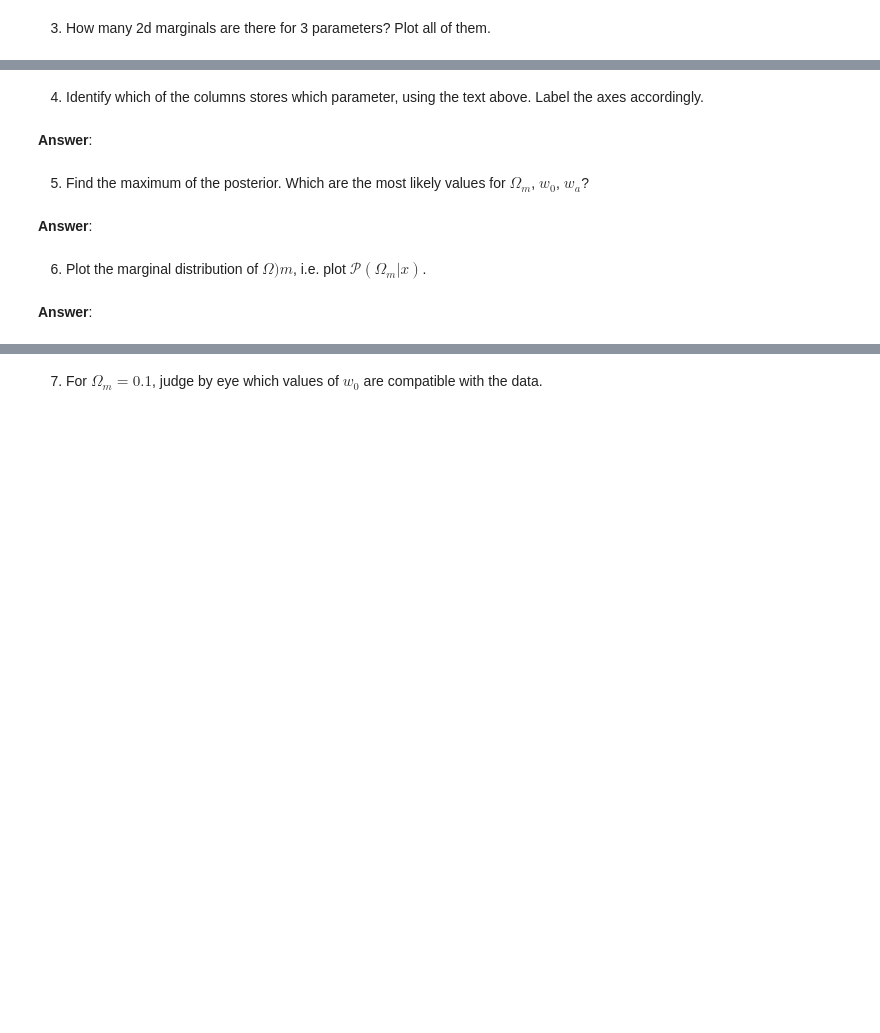
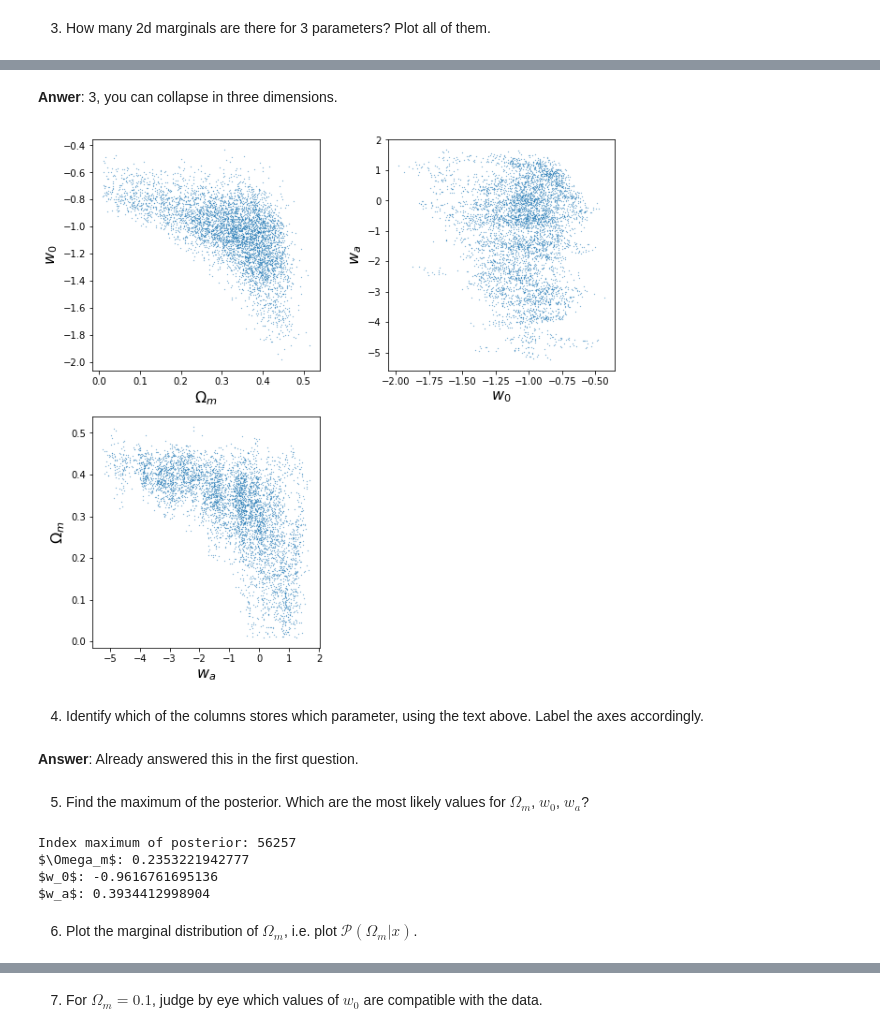
Before and after one commit to AukeB/MAS-2020, a Jupyter notebook: Sampling/Sampling.ipynb, the cells around one changed output, grey strips where cells are left out. Cells and saved outputs as stored; diff of their text form; code cells hidden in the pictures; blank space fills up the shorter version.

```diff
--- a/Sampling/Sampling.ipynb
+++ b/Sampling/Sampling.ipynb
@@ -128,12 +177,48 @@ Sizes: (146882, 4),(147528, 4)
+# %% [markdown]
+**Anwer**: 3, you can collapse in three dimensions.
+# %%
+length = np.linspace(1,len(data_176[:5000,0]),len(data_176[:5000,0]))
+plt.figure(figsize=(10,10))
+
+ax1 = plt.subplot(2,2,1)
+ax1.scatter(data_176[0:5000,0],data_176[0:5000,1],s=0.05)
+ax1.set_xlabel(f'$\Omega_m$',fontsize=16)
+ax1.set_ylabel(f'$w_0$',fontsize=16)
+
+ax2 = plt.subplot(2,2,2)
+ax2.scatter(data_176[0:5000,1],data_176[0:5000,2],s=0.05)
+ax2.set_xlabel(f'$w_0$',fontsize=16)
+ax2.set_ylabel(f'$w_a$',fontsize=16)
+#ax2.set_ylim(-0.0000001,0.0000001)
+
+ax3 = plt.subplot(2,2,3)
+ax3.scatter(data_176[0:5000,2],data_176[0:5000,0],s=0.05)
+ax3.set_xlabel(f'$w_a$',fontsize=16)
+ax3.set_ylabel(f'$\Omega_m$',fontsize=16)
+#ax3.set_xlim(-0.0000001,0.0000001)
+
+plt.subplots_adjust(wspace=0.3,hspace=0.2)
+
+plt.show()
+plt.close()
+# %% [output]
+[figure, added]
 # %% [markdown]
 4. Identify which of the columns stores which parameter, using the text above. Label the axes accordingly.
-# %% [markdown]
-**Answer**:
+# %% [markdown]
+**Answer**: Already answered this in the first question.
 # %% [markdown]
 5. Find the maximum of the posterior. Which are the most likely values for $\Omega_m$, $w_0$, $w_a$?
-# %% [markdown]
-**Answer**:
+# %%
+most_likely = np.argmax(data_176[:,3])
+print(f'Index maximum of posterior: {most_likely}')
+print(f'$\Omega_m$: {data_176[most_likely][0]}')
+print(f'$w_0$: {data_176[most_likely][1]}')
+print(f'$w_a$: {data_176[most_likely][2]}')
+# %% [output]
+Index maximum of posterior: 56257
+$\Omega_m$: 0.2353221942777
+$w_0$: -0.9616761695136
+$w_a$: 0.3934412998904
 # %% [markdown]
-6. Plot the marginal distribution of $\Omega)m$, i.e. plot $\mathcal{P}(\Omega_m|x)$.
+6. Plot the marginal distribution of $\Omega_m$, i.e. plot $\mathcal{P}(\Omega_m|x)$.
-# %% [markdown]
-**Answer**:
```
Also changed, not shown: parts of 11 cells of this notebook.
